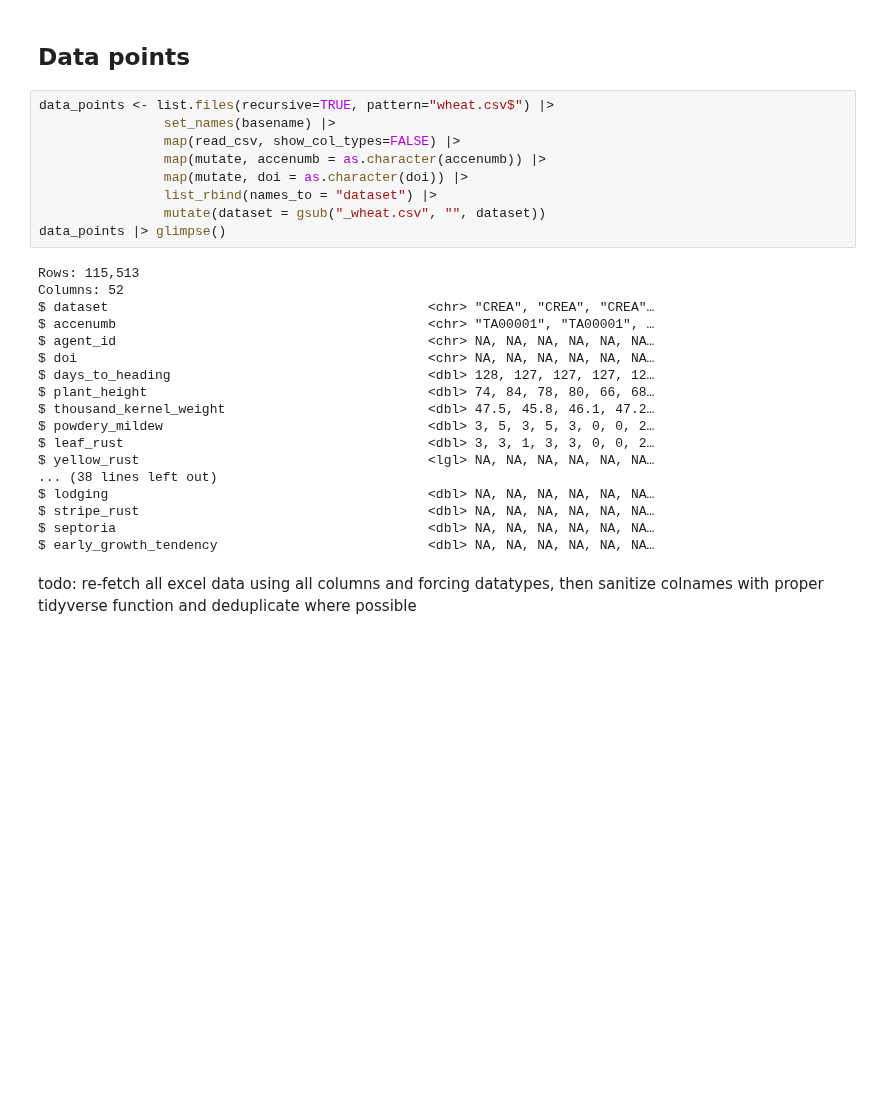
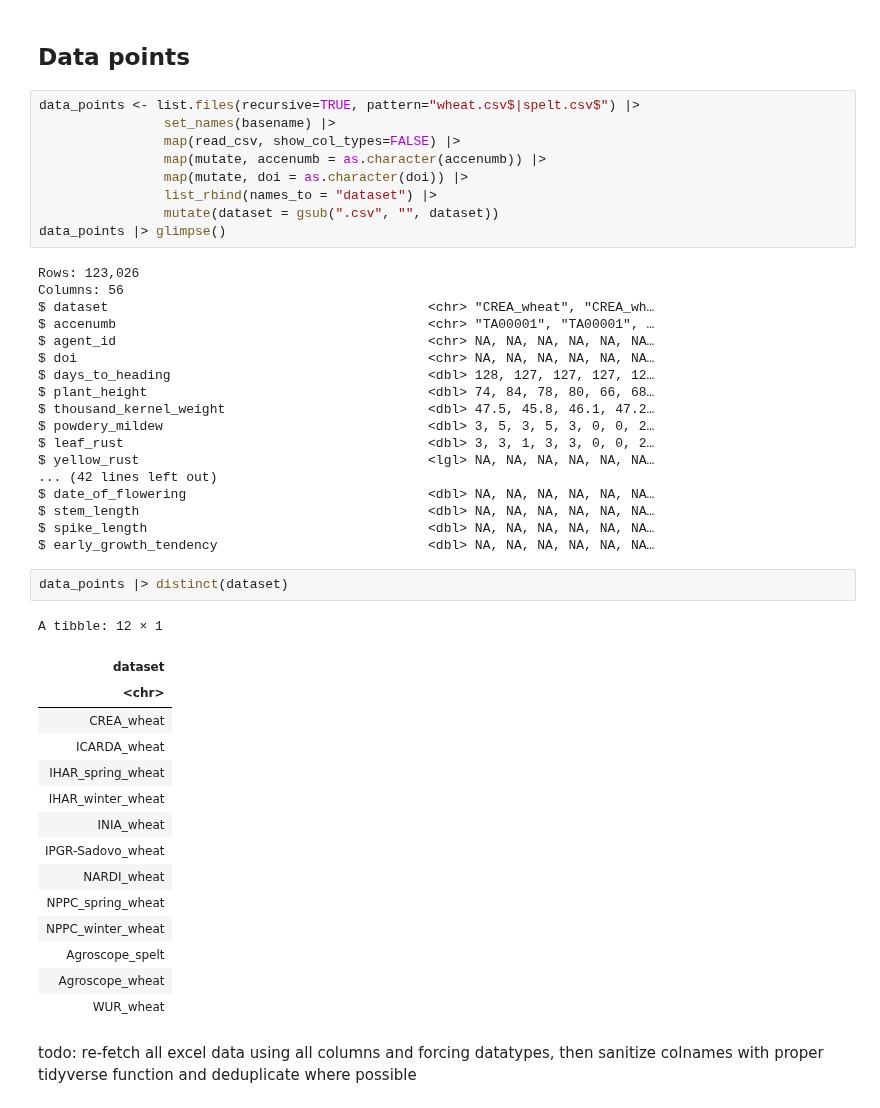
Before and after one commit to AGENTproject/historic_pheno_data_analysis, a Jupyter notebook: figures_and_tables.ipynb, the cells around one changed output. Cells and saved outputs as stored; diff of their text form; blank space fills up the shorter version.

```diff
--- a/figures_and_tables.ipynb
+++ b/figures_and_tables.ipynb
@@ -17,18 +26,18 @@ library(tidyverse)
 # %% [markdown]
 ## Data points
 # %%
-data_points <- list.files(recursive=TRUE, pattern="wheat.csv$") |>
+data_points <- list.files(recursive=TRUE, pattern="wheat.csv$|spelt.csv$") |>
                 set_names(basename) |>
                 map(read_csv, show_col_types=FALSE) |>
                 map(mutate, accenumb = as.character(accenumb)) |>
                 map(mutate, doi = as.character(doi)) |>
                 list_rbind(names_to = "dataset") |>
-                mutate(dataset = gsub("_wheat.csv", "", dataset))
+                mutate(dataset = gsub(".csv", "", dataset))
 data_points |> glimpse()
 # %% [output]
-Rows: 115,513
-Columns: 52
-$ dataset                                         <chr> "CREA", "CREA", "CREA"…
+Rows: 123,026
+Columns: 56
+$ dataset                                         <chr> "CREA_wheat", "CREA_wh…
 $ accenumb                                        <chr> "TA00001", "TA00001", …
 $ agent_id                                        <chr> NA, NA, NA, NA, NA, NA…
 $ doi                                             <chr> NA, NA, NA, NA, NA, NA…
@@ -38,11 +47,29 @@ $ thousand_kernel_weight                          <dbl> 47.5, 45.8, 46.1, 47.2
 $ powdery_mildew                                  <dbl> 3, 5, 3, 5, 3, 0, 0, 2…
 $ leaf_rust                                       <dbl> 3, 3, 1, 3, 3, 0, 0, 2…
 $ yellow_rust                                     <lgl> NA, NA, NA, NA, NA, NA…
-... (38 lines left out)
-$ lodging                                         <dbl> NA, NA, NA, NA, NA, NA…
-$ stripe_rust                                     <dbl> NA, NA, NA, NA, NA, NA…
-$ septoria                                        <dbl> NA, NA, NA, NA, NA, NA…
+... (42 lines left out)
+$ date_of_flowering                               <dbl> NA, NA, NA, NA, NA, NA…
+$ stem_length                                     <dbl> NA, NA, NA, NA, NA, NA…
+$ spike_length                                    <dbl> NA, NA, NA, NA, NA, NA…
 $ early_growth_tendency                           <dbl> NA, NA, NA, NA, NA, NA…
+# %%
+data_points |> distinct(dataset)
+# %% [output]
+A tibble: 12 × 1
+| dataset |
+| <chr> |
+| CREA_wheat |
+| ICARDA_wheat |
+| IHAR_spring_wheat |
+| IHAR_winter_wheat |
+| INIA_wheat |
+| IPGR-Sadovo_wheat |
+| NARDI_wheat |
+| NPPC_spring_wheat |
+| NPPC_winter_wheat |
+| Agroscope_spelt |
+| Agroscope_wheat |
+| WUR_wheat |
 # %% [markdown]
 todo: re-fetch all excel data using all columns and forcing datatypes, then sanitize colnames with proper tidyverse function and deduplicate where possible
 # %% [markdown]
```
Also changed, not shown: parts of 10 cells of this notebook.
